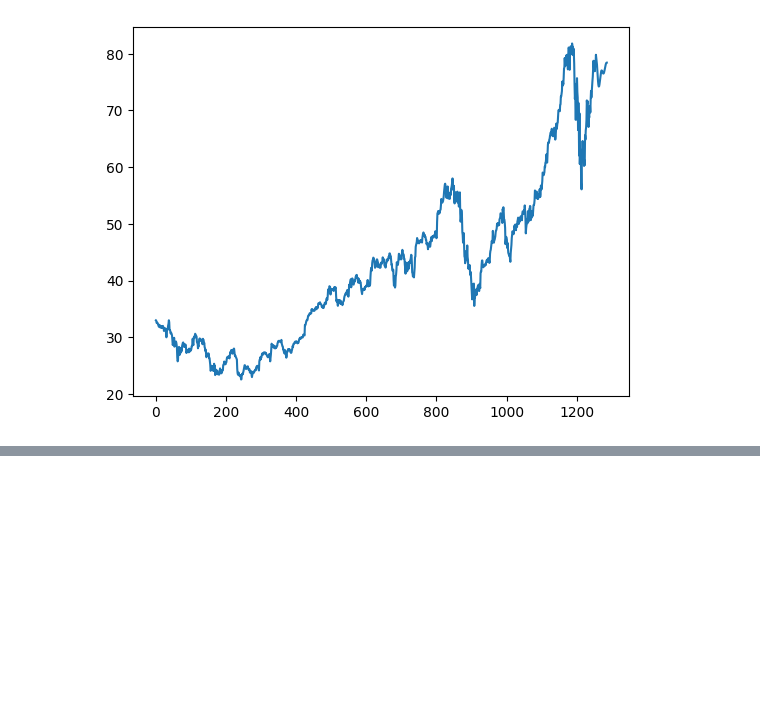
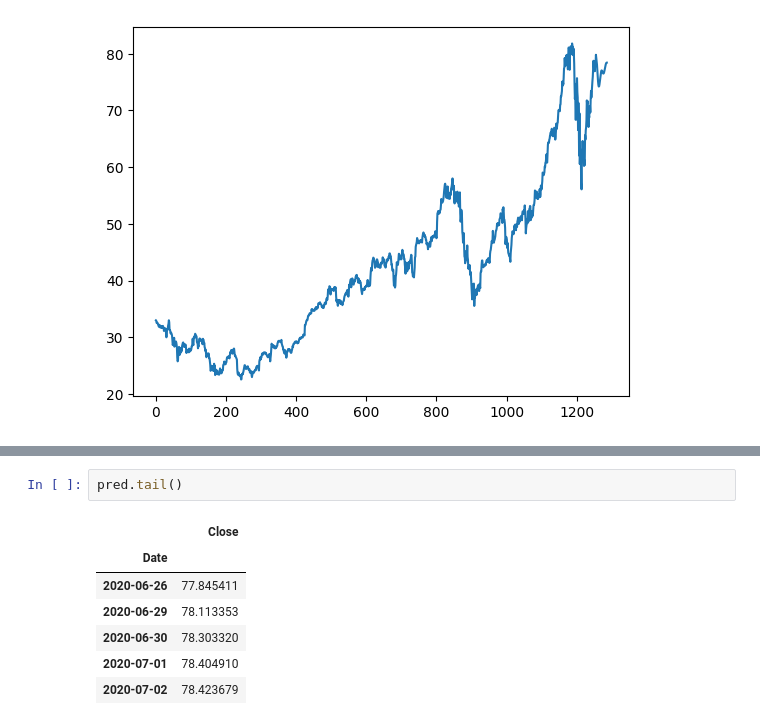
Before and after one commit to Prerana-walvekar/Python, a Jupyter notebook: up_aapl.ipynb, the cells around one changed output, grey strips where cells are left out. Drawn from its saved outputs; the diff is of its cells as text; blank space fills up the shorter version.

```diff
--- a/up_aapl.ipynb
+++ b/up_aapl.ipynb
@@ -351,0 +423,10 @@ plt.plot(df3)
+# %%
+pred.tail()
+# %% [output]
+|  | Close |
+| Date |  |
+| 2020-06-26 | 77.845411 |
+| 2020-06-29 | 78.113353 |
+| 2020-06-30 | 78.303320 |
+| 2020-07-01 | 78.404910 |
+| 2020-07-02 | 78.423679 |
```
Also changed, not shown: parts of 5 cells of this notebook.
